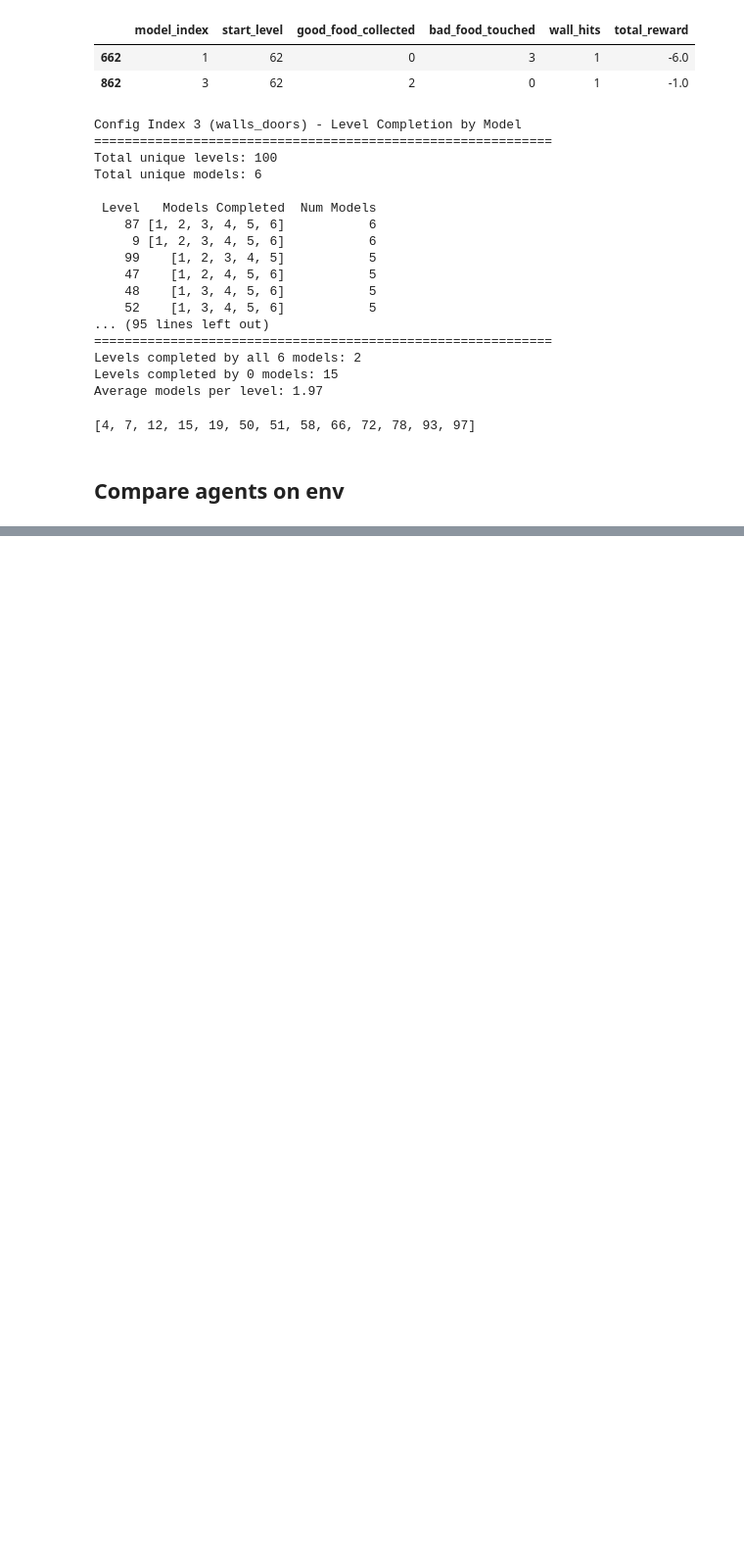
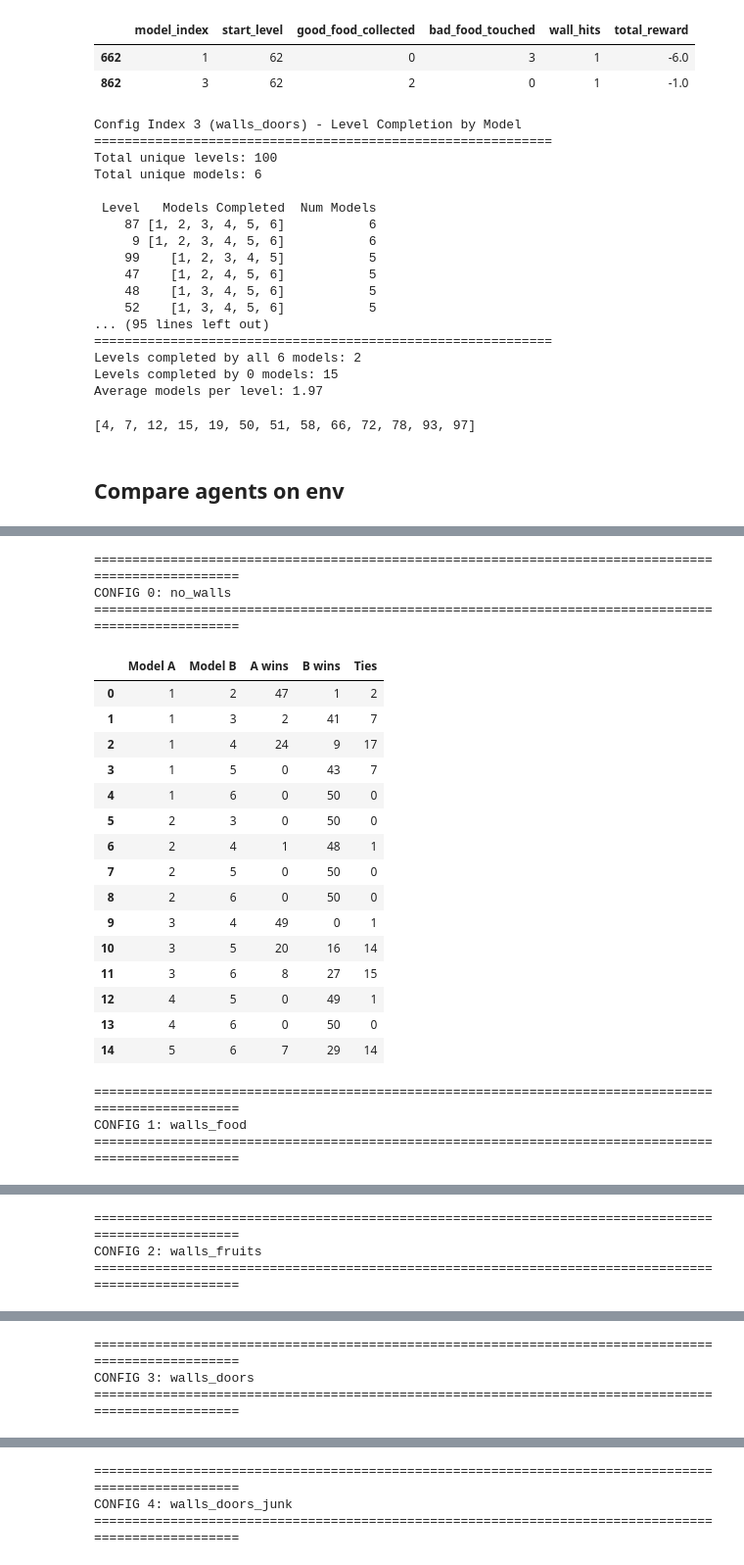
Before and after one commit to matansol/dpu_fruitbot, a Jupyter notebook: evaluate_agents.ipynb, the cells around one changed output, grey strips where cells are left out. Shown at 98% size. Cells and saved outputs as stored; diff of their text form; code cells hidden in the pictures; blank space fills up the shorter version.

```diff
--- a/evaluate_agents.ipynb
+++ b/evaluate_agents.ipynb
@@ -1201,0 +1061,71 @@ Model 1 doors opened: 0
+# %%
+import pandas as pd
+from itertools import combinations
+
+eval_path = "results\\simple_eval.csv"
+models_scores = pd.read_csv(eval_path)
+model_indices = sorted(models_scores['model_index'].unique())
+config_indices = sorted(models_scores['config_index'].unique())
+
+# For each config, show wins/ties for all model pairs
+for config_idx in config_indices:
+    config_name = models_scores[models_scores['config_index'] == config_idx]['config_name'].iloc[0]
+    print(f"\n{'='*100}")
+    print(f"CONFIG {config_idx}: {config_name}")
+    print(f"{'='*100}\n")
+
+    df_config = models_scores[models_scores['config_index'] == config_idx]
+
+    rows_config = []
+    for m1, m2 in combinations(model_indices, 2):
+        df1 = df_config[df_config['model_index'] == m1].set_index('start_level')['total_reward']
+        df2 = df_config[df_config['model_index'] == m2].set_index('start_level')['total_reward']
+
+        common = df1.index.intersection(df2.index)
+        if len(common) == 0:
+            continue
+
+        diff = df1.loc[common] - df2.loc[common]
+
+        m1_wins = (diff > 0).sum()
+        m2_wins = (diff < 0).sum()
+        ties = (diff == 0).sum()
+
+        total = len(common)
+        rows_config.append({
+            'Model A': m1,
+            'Model B': m2,
+            'A wins': m1_wins,
+            # 'A wins %': round(m1_wins / total * 100, 1) if total else 0,
+            'B wins': m2_wins,
+            # 'B wins %': round(m2_wins / total * 100, 1) if total else 0,
+            'Ties': ties,
+            # 'Ties %': round(ties / total * 100, 1) if total else 0,
+            # 'Total Levels': total,
+        })
+
+    comparison_config = pd.DataFrame(rows_config)
+    display(comparison_config)
+# %% [output]
+====================================================================================================
+CONFIG 0: no_walls
+====================================================================================================
+|  | Model A | Model B | A wins | B wins | Ties |
+| 0 | 1 | 2 | 47 | 1 | 2 |
+| 1 | 1 | 3 | 2 | 41 | 7 |
+| 2 | 1 | 4 | 24 | 9 | 17 |
+| 3 | 1 | 5 | 0 | 43 | 7 |
+| 4 | 1 | 6 | 0 | 50 | 0 |
+| 5 | 2 | 3 | 0 | 50 | 0 |
+| 6 | 2 | 4 | 1 | 48 | 1 |
+| 7 | 2 | 5 | 0 | 50 | 0 |
+| 8 | 2 | 6 | 0 | 50 | 0 |
+| 9 | 3 | 4 | 49 | 0 | 1 |
+| 10 | 3 | 5 | 20 | 16 | 14 |
+| 11 | 3 | 6 | 8 | 27 | 15 |
+| 12 | 4 | 5 | 0 | 49 | 1 |
+| 13 | 4 | 6 | 0 | 50 | 0 |
+| 14 | 5 | 6 | 7 | 29 | 14 |
+====================================================================================================
+CONFIG 1: walls_food
+====================================================================================================
@@ -1201,0 +1148,3 @@ Model 1 doors opened: 0
+====================================================================================================
+CONFIG 2: walls_fruits
+====================================================================================================
@@ -1201,0 +1167,3 @@ Model 1 doors opened: 0
+====================================================================================================
+CONFIG 3: walls_doors
+====================================================================================================
@@ -1201,0 +1186,3 @@ Model 1 doors opened: 0
+====================================================================================================
+CONFIG 4: walls_doors_junk
+====================================================================================================
```
Also changed, not shown: parts of 19 cells of this notebook, 13 other files.
